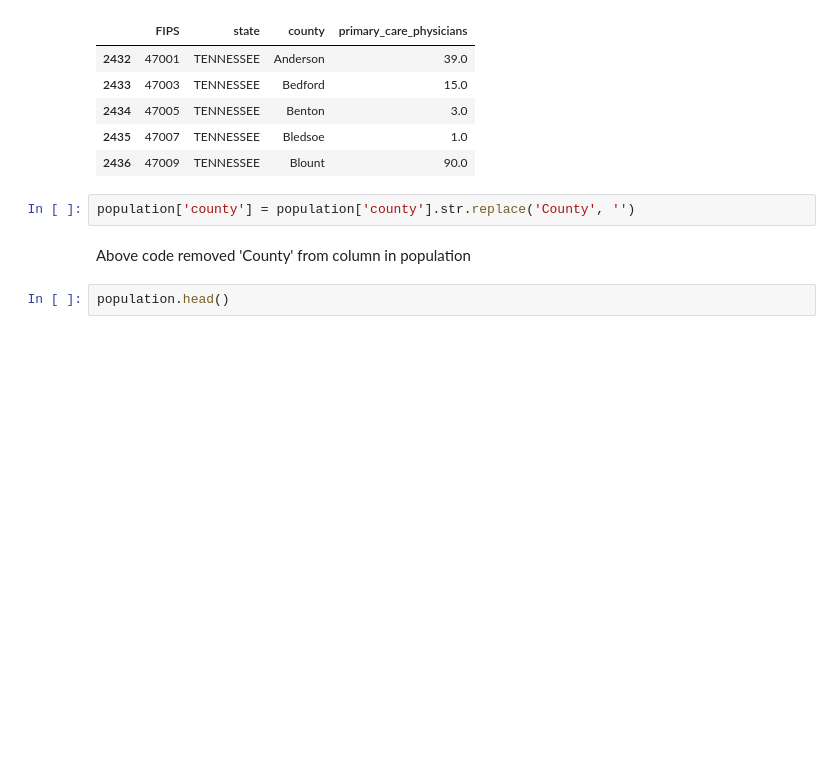
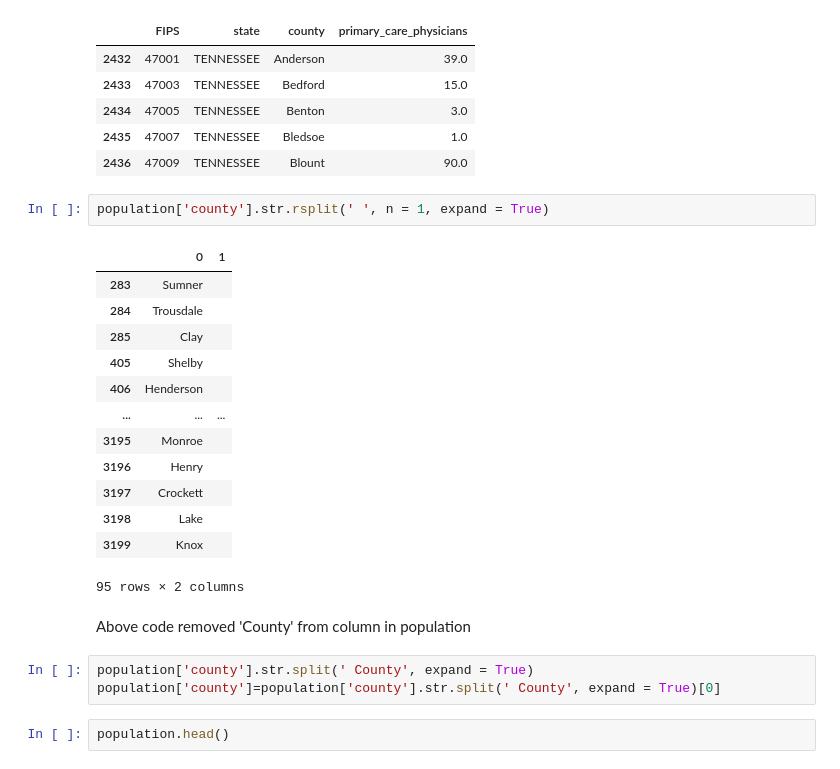
Before and after one commit to ludermln/data-science-essentials-4, a Jupyter notebook: notebooks/Week_2_tasks.ipynb, the cells around one changed output. Cells and saved outputs as stored; diff of their text form; blank space fills up the shorter version.

```diff
--- a/notebooks/Week_2_tasks.ipynb
+++ b/notebooks/Week_2_tasks.ipynb
@@ -93,9 +101,26 @@ physicians.head()
 | 2435 | 47007 | TENNESSEE | Bledsoe | 1.0 |
 | 2436 | 47009 | TENNESSEE | Blount | 90.0 |
 # %%
-population['county'] = population['county'].str.replace('County', '')
+population['county'].str.rsplit(' ', n = 1, expand = True)
+# %% [output]
+|  | 0 | 1 |
+| 283 | Sumner |  |
+| 284 | Trousdale |  |
+| 285 | Clay |  |
+| 405 | Shelby |  |
+| 406 | Henderson |  |
+| ... | ... | ... |
+| 3195 | Monroe |  |
+| 3196 | Henry |  |
+| 3197 | Crockett |  |
+| 3198 | Lake |  |
+| 3199 | Knox |  |
+95 rows × 2 columns
 # %% [markdown]
 Above code removed 'County' from column in population
+# %%
+population['county'].str.split(' County', expand = True)
+population['county']=population['county'].str.split(' County', expand = True)[0]
 # %%
 population.head()
 # %% [output]
```
Also changed, not shown: parts of 14 cells of this notebook.
